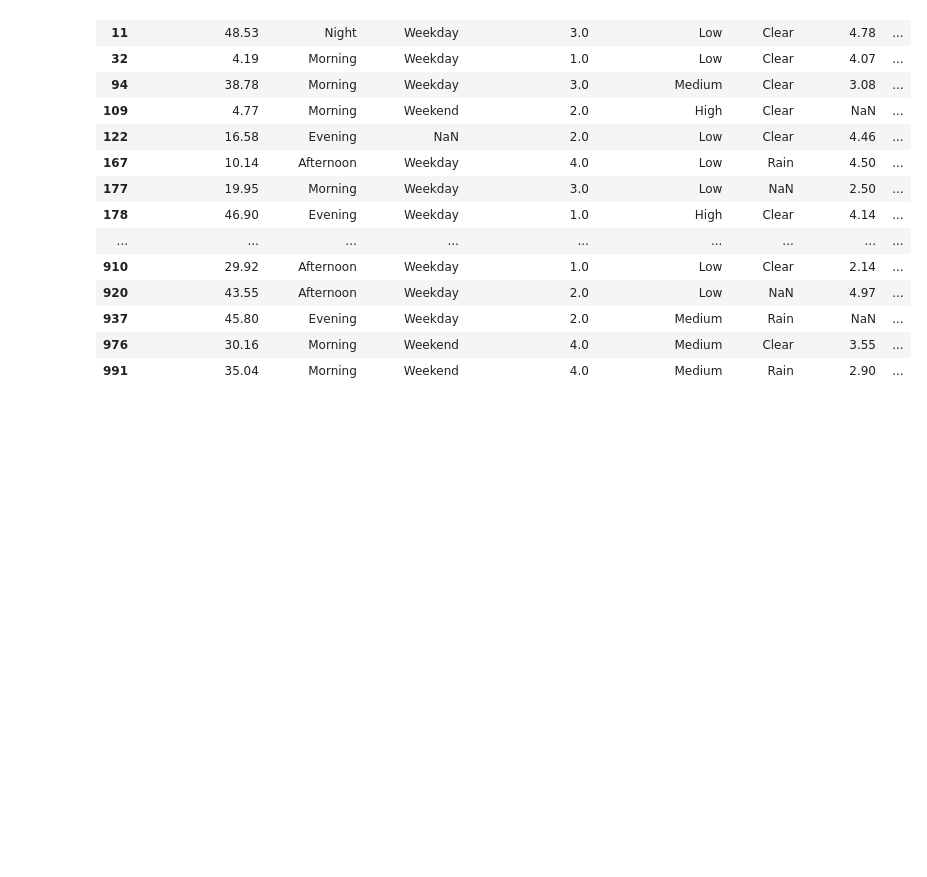
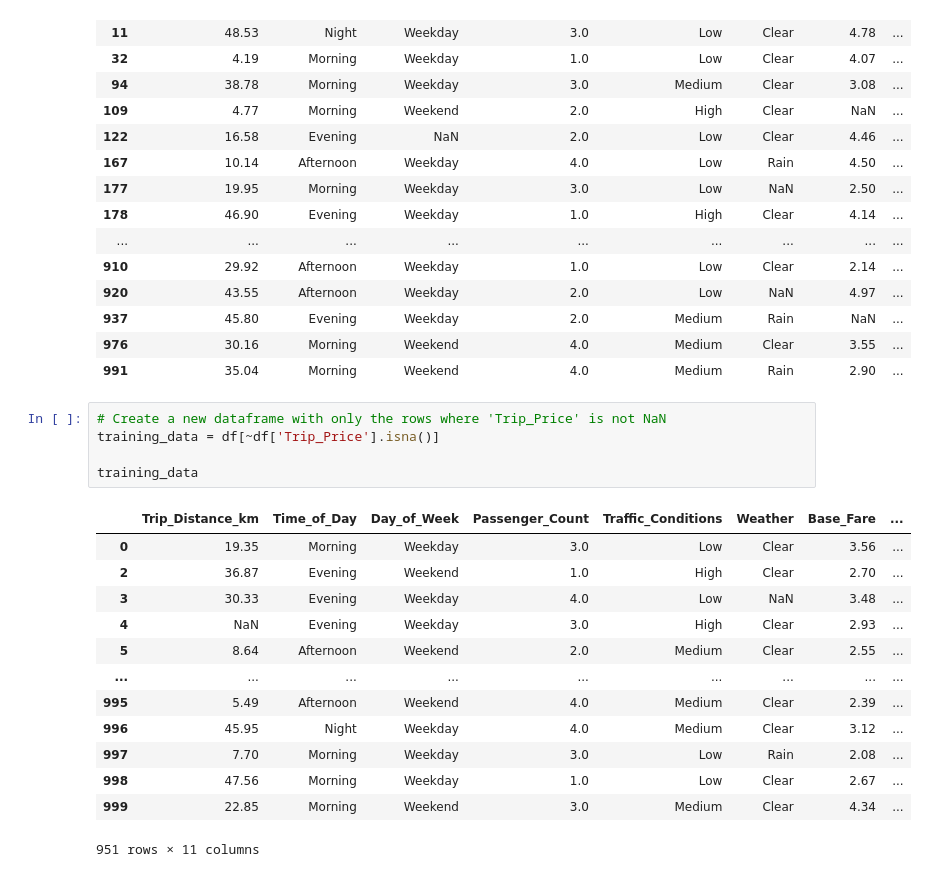
Before and after one commit to CZanichelli/taxi-prediction-fullstack-Casper-Zanichelli-opa24, a Jupyter notebook: explorations/eda.ipynb, the cells around one changed output. Cells and saved outputs as stored; diff of their text form; blank space fills up the shorter version.

Commit message:
some data cleaning and split up some dfs with test and traningdata

```diff
--- a/explorations/eda.ipynb
+++ b/explorations/eda.ipynb
@@ -95,3 +95,22 @@ rows_with_nan_trip_price
 | 937 | 45.80 | Evening | Weekday | 2.0 | Medium | Rain | NaN | ... |
 | 976 | 30.16 | Morning | Weekend | 4.0 | Medium | Clear | 3.55 | ... |
 | 991 | 35.04 | Morning | Weekend | 4.0 | Medium | Rain | 2.90 | ... |
+# %%
+# Create a new dataframe with only the rows where 'Trip_Price' is not NaN
+training_data = df[~df['Trip_Price'].isna()]
+
+training_data
+# %% [output]
+|  | Trip_Distance_km | Time_of_Day | Day_of_Week | Passenger_Count | Traffic_Conditions | Weather | Base_Fare | ... |
+| 0 | 19.35 | Morning | Weekday | 3.0 | Low | Clear | 3.56 | ... |
+| 2 | 36.87 | Evening | Weekend | 1.0 | High | Clear | 2.70 | ... |
+| 3 | 30.33 | Evening | Weekday | 4.0 | Low | NaN | 3.48 | ... |
+| 4 | NaN | Evening | Weekday | 3.0 | High | Clear | 2.93 | ... |
+| 5 | 8.64 | Afternoon | Weekend | 2.0 | Medium | Clear | 2.55 | ... |
+| ... | ... | ... | ... | ... | ... | ... | ... | ... |
+| 995 | 5.49 | Afternoon | Weekend | 4.0 | Medium | Clear | 2.39 | ... |
+| 996 | 45.95 | Night | Weekday | 4.0 | Medium | Clear | 3.12 | ... |
+| 997 | 7.70 | Morning | Weekday | 3.0 | Low | Rain | 2.08 | ... |
+| 998 | 47.56 | Morning | Weekday | 1.0 | Low | Clear | 2.67 | ... |
+| 999 | 22.85 | Morning | Weekend | 3.0 | Medium | Clear | 4.34 | ... |
+951 rows × 11 columns
```
Also changed, not shown: parts of 1 cell of this notebook.
